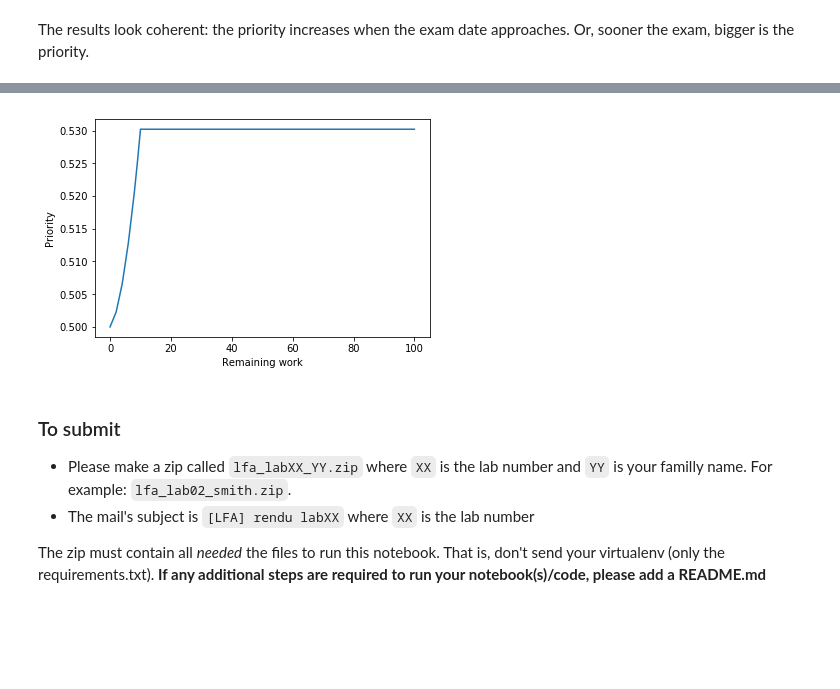
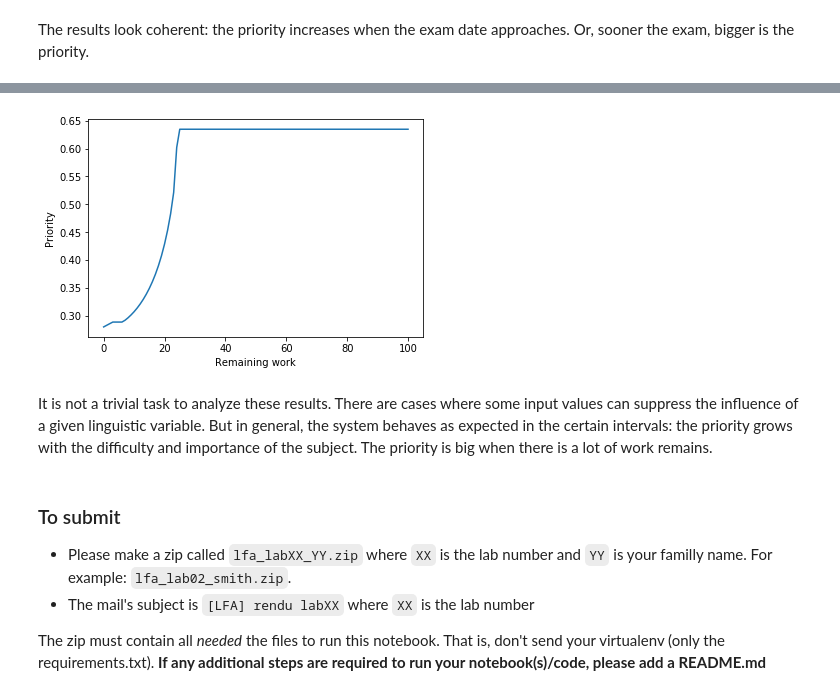
Before and after one commit to SachaKor/LFA-lab4, a Jupyter notebook: 040_exam_problem/000_exam_problem.ipynb, the cells around one changed output, grey strips where cells are left out. Drawn from its saved outputs; the diff is of its cells as text; code cells hidden in the pictures; blank space fills up the shorter version.

Commit message:
influence of each LV analyze added

```diff
--- a/040_exam_problem/000_exam_problem.ipynb
+++ b/040_exam_problem/000_exam_problem.ipynb
@@ -563,7 +563,7 @@ plt.show()
 # %% [markdown]
 The results look coherent: the priority increases when the exam date approaches. Or, sooner the exam, bigger is the priority.
 # %%
-input_value = {'Difficulty': 8, 'Importance': 4, "RemainingWork": 30, "TimeToExam": 30}
+input_value = {'Difficulty': 0, 'Importance': 4, "RemainingWork": 1, "TimeToExam": 20}
 difficulty = range(11)
 predicted_values = []
 for d in difficulty:
@@ -579,5 +579,5 @@ plt.show()
 # %%
-input_value = {'Difficulty': 8, 'Importance': 4, "RemainingWork": 30, "TimeToExam": 30}
+input_value = {'Difficulty': 5, 'Importance': 1, "RemainingWork": 50, "TimeToExam": 15}
 importance = range(1, 11)
 predicted_values = []
 for i in importance:
@@ -593,17 +593,19 @@ plt.show()
 # %%
-input_value = {'Difficulty': 8, 'Importance': 4, "RemainingWork": 30, "TimeToExam": 30}
+input_value = {'Difficulty': 1, 'Importance': 1, "RemainingWork": 10, "TimeToExam": 1}
 remaining_w = range(0, 101)
 predicted_values = []
 for r in remaining_w:
     input_value['RemainingWork'] = r
     pred_val = fis.predict(input_value)
     predicted_values.append(pred_val['Priority'])
 plt.plot(list(remaining_w), predicted_values)
 plt.xlabel('Remaining work')
 plt.ylabel('Priority')
 plt.show()
 # %% [output]
-[figure, old version]
+[figure, new version]
+# %% [markdown]
+It is not a trivial task to analyze these results. There are cases where some input values can suppress the influence of a given linguistic variable. But in general, the system behaves as expected in the certain intervals: the priority grows with the difficulty and importance of the subject. The priority is big when there is a lot of work remains.
 # %% [markdown]
 ### To submit
 
```
Also changed, not shown: parts of 3 cells of this notebook.
